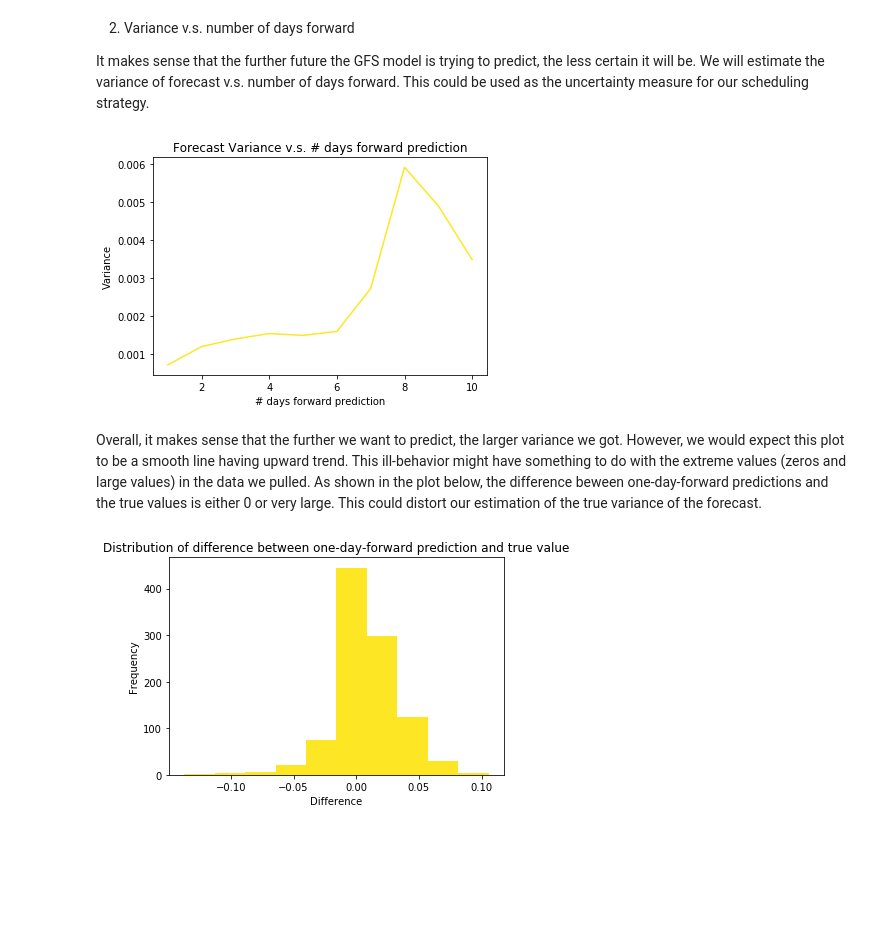
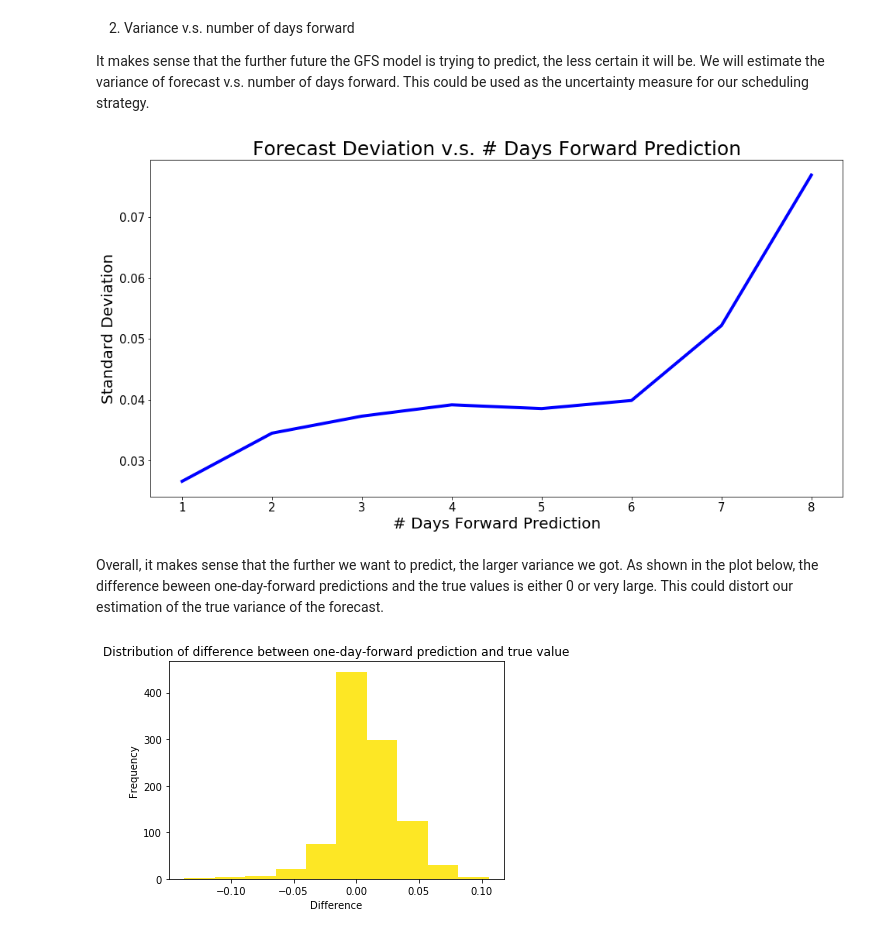
Before and after one commit to Ziyi415/AC297r_2019_BlackHole, a Jupyter notebook: notebooks/EDA_updated.ipynb, the cells around one changed output. Saved outputs shown, nothing was run; the diff lists cells and outputs as text; code cells hidden in the pictures; blank space fills up the shorter version.

```diff
--- a/notebooks/EDA_updated.ipynb
+++ b/notebooks/EDA_updated.ipynb
@@ -189,16 +199,18 @@ df_diff = (df_tau225.T - true_tau225).T
 var = []
 for i in range(1, df_mask.max().max()+1):
     var.append(np.nanmean(df_diff[df_mask==i].values ** 2))
-# %%
-plt.plot(range(1,11), var[:10])
-plt.title("Forecast Variance v.s. # days forward prediction")
-plt.ylabel("Variance")
-plt.xlabel("# days forward prediction")
-plt.show()
-# %% [output]
-[figure, removed]
+# %%
+plt.figure(figsize = (16,8))
+plt.plot(range(1,9), np.sqrt(np.array(var[:8])), lw = 4, color = 'blue')
+plt.title("Forecast Deviation v.s. # Days Forward Prediction", fontsize = 25)
+plt.ylabel("Standard Deviation", fontsize = 20)
+plt.xlabel("# Days Forward Prediction", fontsize = 20)
+plt.tick_params(labelsize=15)
+plt.show()
+# %% [output]
+[figure, added]
 # %% [markdown]
-Overall, it makes sense that the further we want to predict, the larger variance we got. However, we would expect this plot to be a smooth line having upward trend. This ill-behavior might have something to do with the extreme values (zeros and large values) in the data we pulled. As shown in the plot below, the difference beween one-day-forward predictions and the true values is either 0 or very large. This could distort our estimation of the true variance of the forecast.
+Overall, it makes sense that the further we want to predict, the larger variance we got. As shown in the plot below, the difference beween one-day-forward predictions and the true values is either 0 or very large. This could distort our estimation of the true variance of the forecast.
 # %%
 # one day forward prediction
 one_day_diff = df_diff[df_mask==1].values
```
Also changed, not shown: parts of 5 cells of this notebook.
